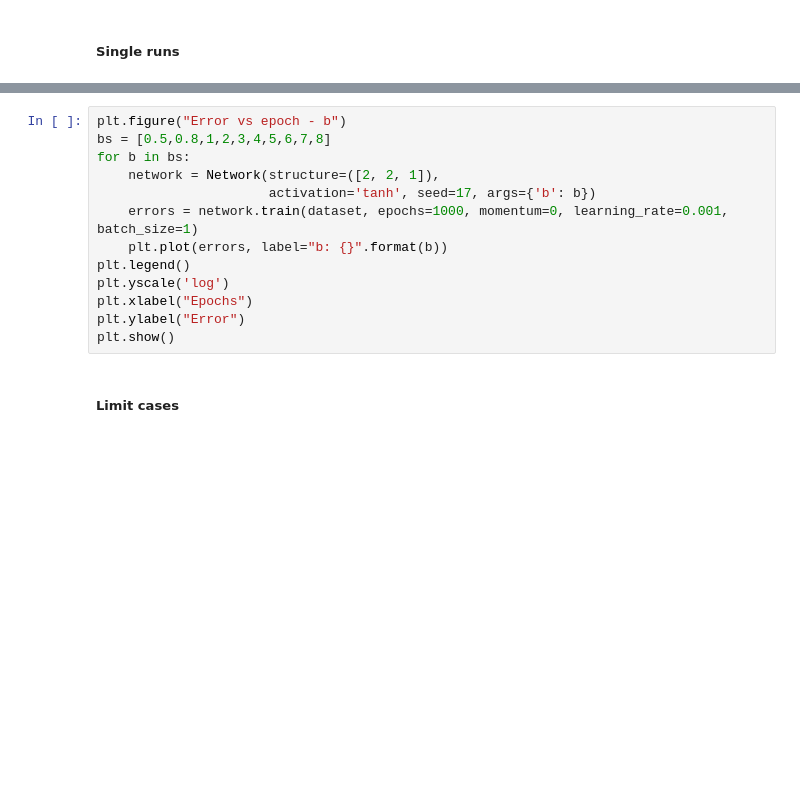
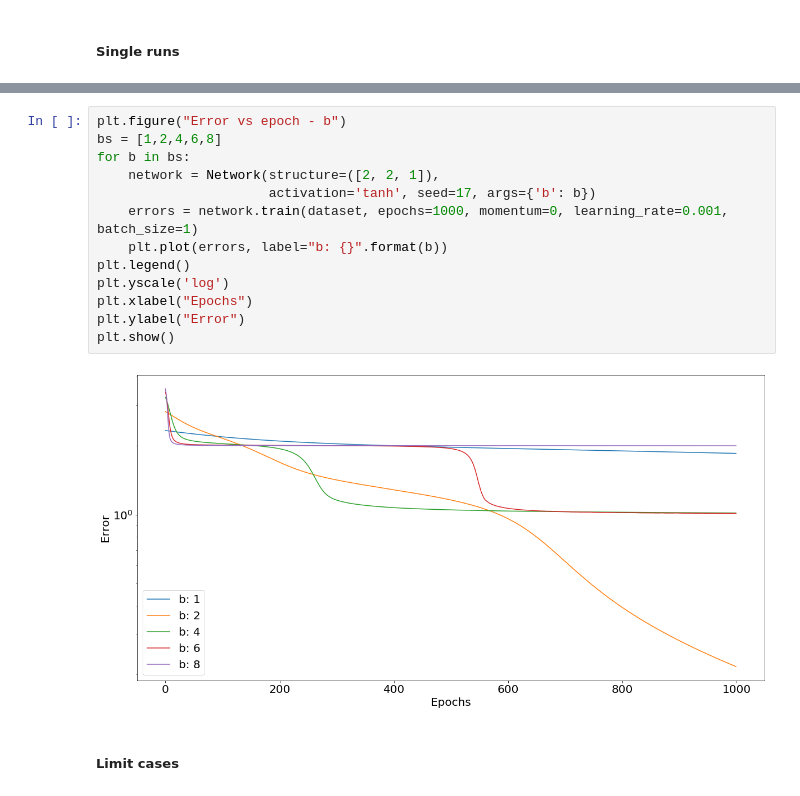
Before and after one commit to Natu17/TPs_SIA, a Jupyter notebook: TP3/ej3.ipynb, the cells around one changed output, grey strips where cells are left out. Saved outputs shown, nothing was run; the diff lists cells and outputs as text; blank space fills up the shorter version.

```diff
--- a/TP3/ej3.ipynb
+++ b/TP3/ej3.ipynb
@@ -157,16 +171,18 @@ plt.show()
 # %%
 plt.figure("Error vs epoch - b")
-bs = [0.5,0.8,1,2,3,4,5,6,7,8]
+bs = [1,2,4,6,8]
 for b in bs:
     network = Network(structure=([2, 2, 1]),
                       activation='tanh', seed=17, args={'b': b})
     errors = network.train(dataset, epochs=1000, momentum=0, learning_rate=0.001, batch_size=1)
     plt.plot(errors, label="b: {}".format(b))
 plt.legend()
 plt.yscale('log')
 plt.xlabel("Epochs")
 plt.ylabel("Error")
 plt.show()
+# %% [output]
+[figure, added]
 # %% [markdown]
 ##### Limit cases
 # %%
```
Also changed, not shown: parts of 15 cells of this notebook, 3 other files.
